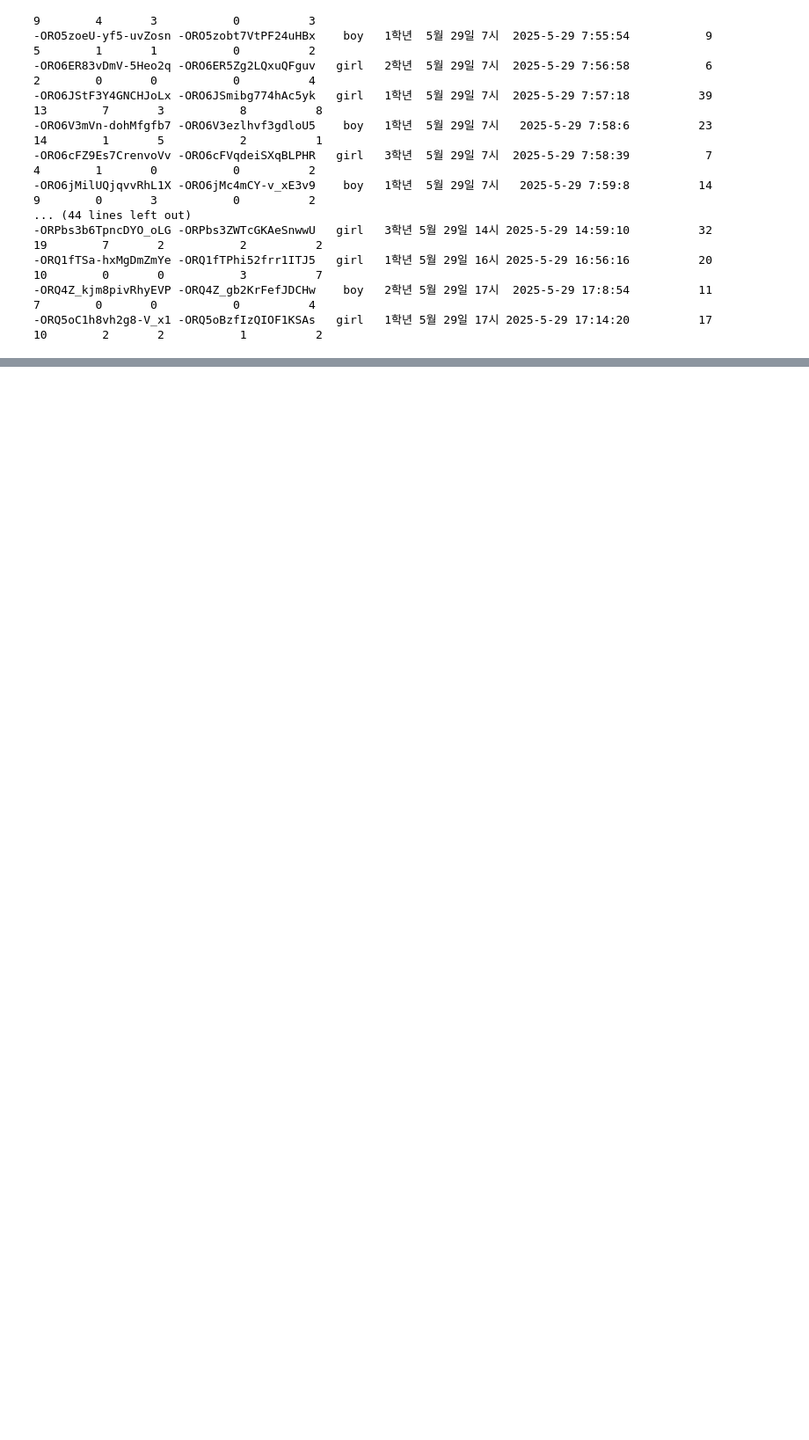
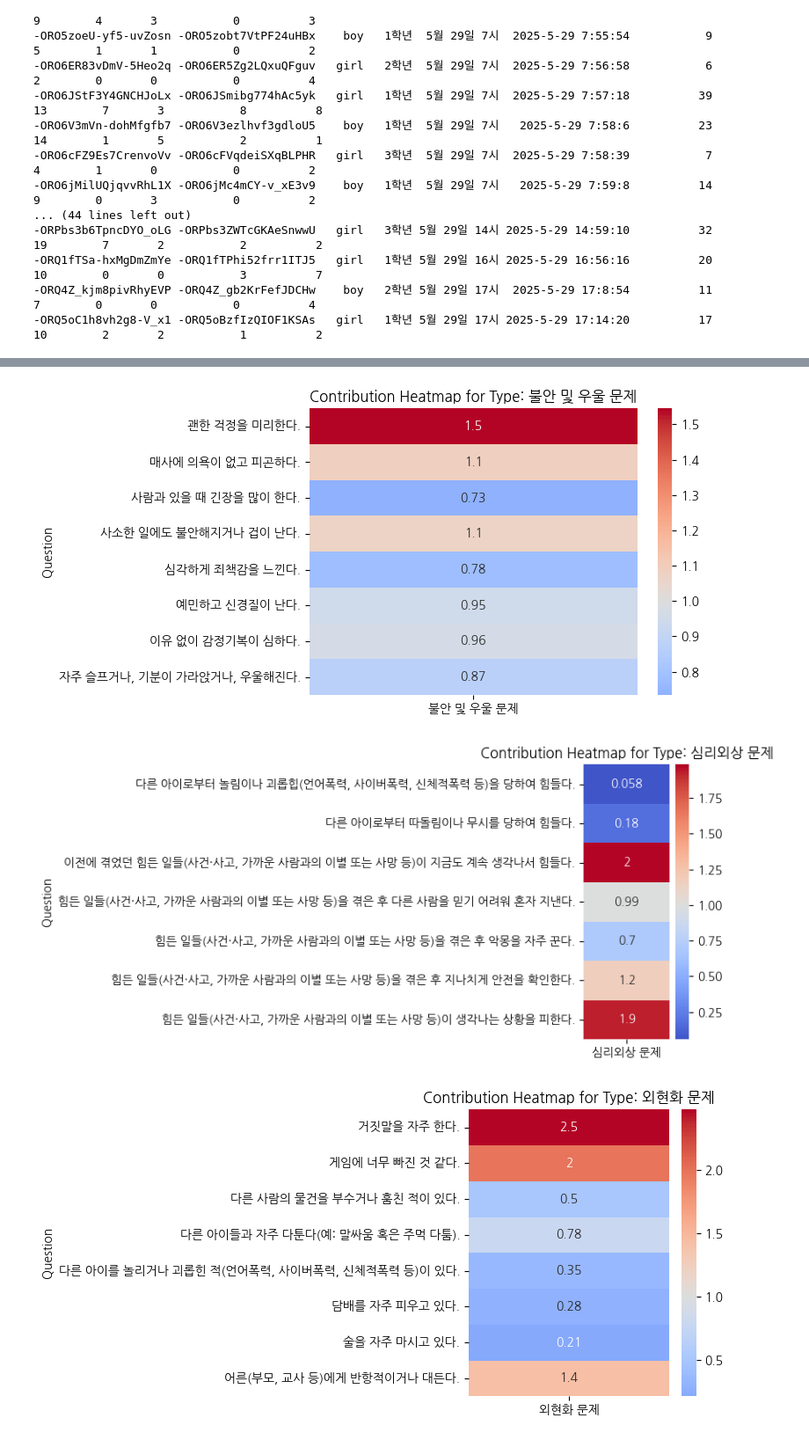
Before and after one commit to PangyoHigh/Psychological-Well-Being-Diagnosis-Checker, a Jupyter notebook: data/analytics2.ipynb, the cells around one changed output, grey strips where cells are left out. Shown: that part at 88% size. Drawn from its saved outputs; the diff is of its cells as text; code cells hidden in the pictures; blank space fills up the shorter version.

```diff
--- a/data/analytics2.ipynb
+++ b/data/analytics2.ipynb
@@ -195,0 +167,29 @@ print(f"🔍 Normalized Mutual Information (NMI): {nmi:.3f}")
+# %%
+from IPython.display import display
+import matplotlib.pyplot as plt
+import seaborn as sns
+
+# Group data for plotting
+type_groups = contrib_df.groupby("Type")
+
+# Set up heatmaps per Type
+figures = []
+for type_name, group in type_groups:
+    plt.figure(figsize=(8, max(4, len(group) * 0.3)))
+    pivot_data = group.pivot(
+        index="Question", columns="Type", values="ContributionRatio")
+    sns.heatmap(pivot_data, annot=True, cmap="coolwarm", center=1, cbar=True)
+    plt.title(f"Contribution Heatmap for Type: {type_name}")
+    plt.xlabel("")
+    plt.ylabel("Question")
+    plt.tight_layout()
+    figures.append(plt.gcf())
+    plt.close()
+
+# Display all heatmaps without overwriting
+for fig in figures:
+    display(fig)
+# %% [output]
+[figure, added]
+[figure, added]
+[figure, added]
```
Also changed, not shown: parts of 7 cells of this notebook, 26 other files.
